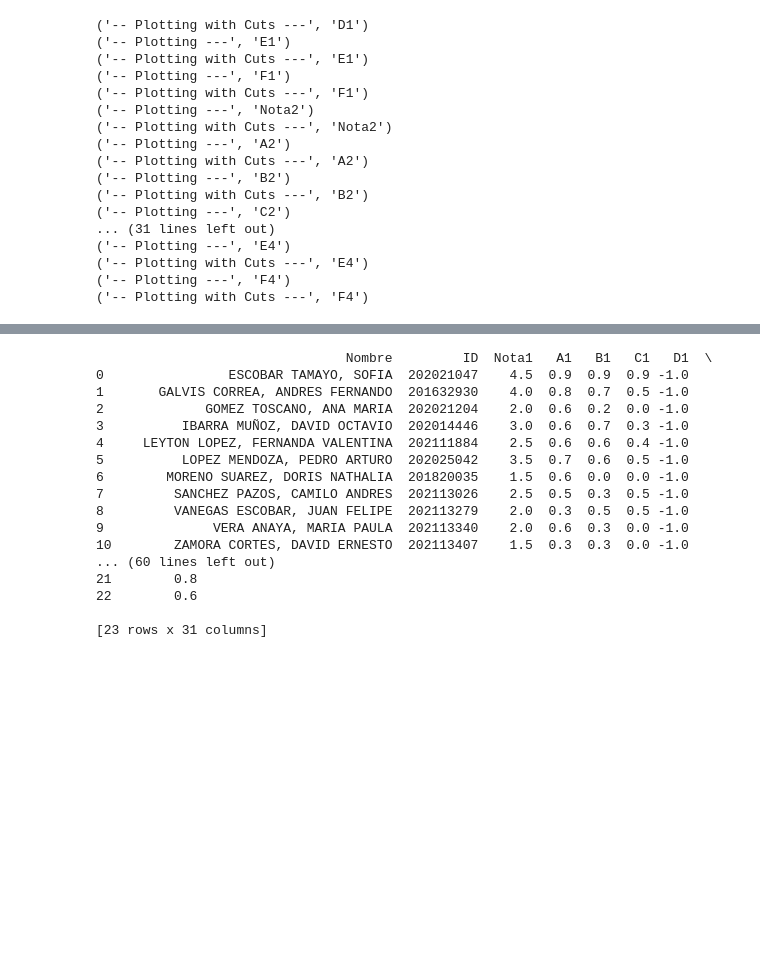
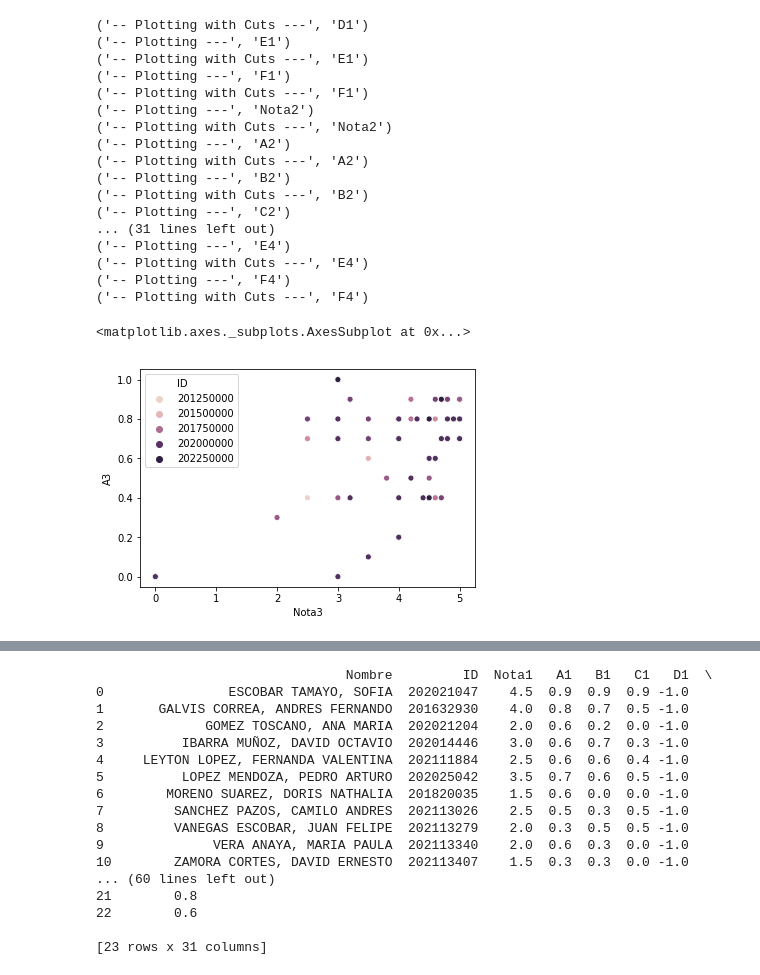
Before and after one commit to asegura4488/RutaControl2021, a Jupyter notebook: Analysis_Fisica1.ipynb, the cells around one changed output, grey strips where cells are left out. Drawn from its saved outputs; the diff is of its cells as text; code cells hidden in the pictures; blank space fills up the shorter version.

```diff
--- a/Analysis_Fisica1.ipynb
+++ b/Analysis_Fisica1.ipynb
@@ -436,3 +445,11 @@ for i in range(2,length):
 ('-- Plotting with Cuts ---', 'E4')
 ('-- Plotting ---', 'F4')
 ('-- Plotting with Cuts ---', 'F4')
+# %%
+from seaborn import countplot
+from seaborn import scatterplot
+scatterplot(x='Nota3', y='A3',hue='ID', data=DFrameArray[4])
+#countplot(x='A1',hue='ID', data=DFrameArray[0])
+# %% [output]
+<matplotlib.axes._subplots.AxesSubplot at 0x...>
+[figure, added]
```
Also changed, not shown: parts of 9 cells of this notebook, 1 other file.
